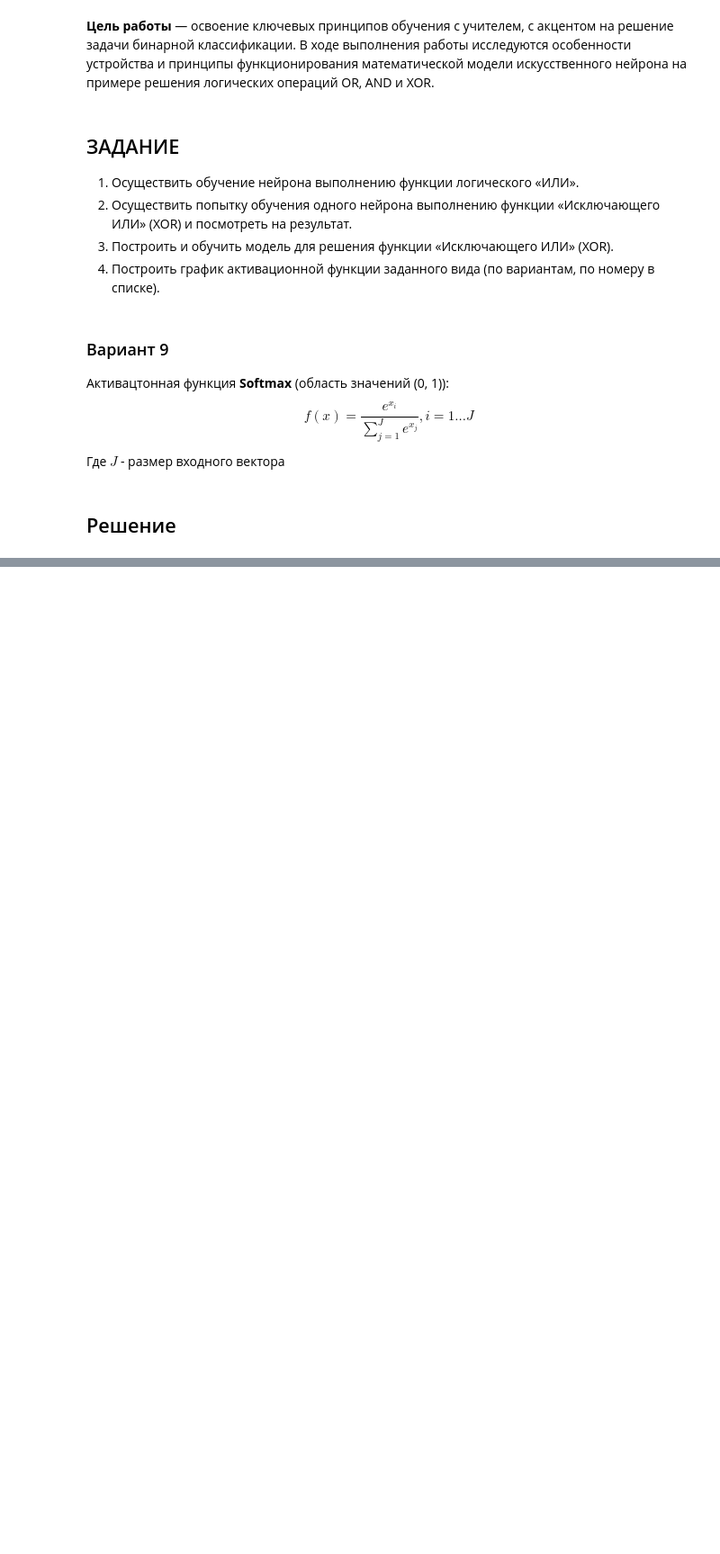
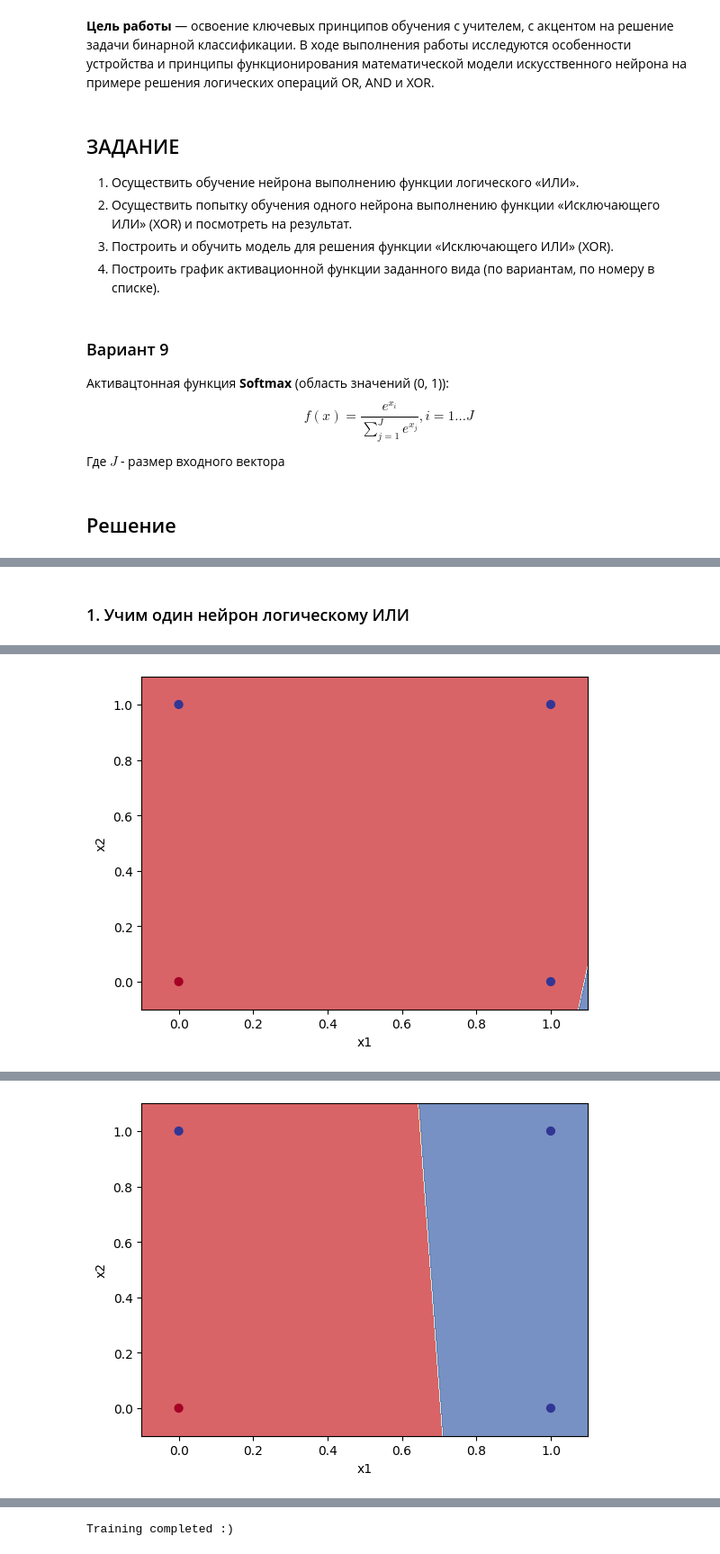
Before and after one commit to vgorbikov/mldlvsu_labs, a Jupyter notebook: Lab_1_perceptron.ipynb, the cells around one changed output, grey strips where cells are left out. Shown at 90% size. Saved outputs shown, nothing was run; the diff lists cells and outputs as text; code cells hidden in the pictures; blank space fills up the shorter version.

```diff
--- a/Lab_1_perceptron.ipynb
+++ b/Lab_1_perceptron.ipynb
@@ -36,0 +62,26 @@ import matplotlib.pyplot as plt
+# %%
+# функция для обучения моделей
+def train(model: nn.Module, x: torch.tensor, y: torch.tensor, epoch: int = 1000, lr: float = 1e-2, visualize: bool = True):
+  model.train() # переключаем модель в режим обучения
+  loss_f = nn.BCELoss() # задаём функцию ошибки
+  optimizer = torch.optim.Adam(model.parameters(), lr=lr) # задаём оптимизатор
+
+  for epoch_no in range(epoch):
+    outputs = model(x)
+    loss = loss_f(outputs, y)
+
+    optimizer.zero_grad()
+    loss.backward()
+    optimizer.step()
+
+    print(f'Epoch: {epoch_no}/{epoch}; Loss: {loss.item()}')
+
+    if epoch_no%10 == 0 and visualize:
+      plot_decision_boundary(model, x, y)
+
+    if torch.round(outputs).eq(y).all():
+        print('Training completed :)')
+        plot_decision_boundary(model, x, y)
+        break
+
+  return model
@@ -36,0 +106,2 @@ import matplotlib.pyplot as plt
+# %% [markdown]
+### 1. Учим один нейрон логическому ИЛИ
@@ -36,0 +119,4 @@ import matplotlib.pyplot as plt
+# %%
+so_so_model = Perceptron(input_size=2)
+so_so_model = train(so_so_model, X, Y_OR)
+# %% [output]
@@ -36,0 +124 @@ import matplotlib.pyplot as plt
+[figure, added]
@@ -36,0 +135 @@ import matplotlib.pyplot as plt
+[figure, added]
@@ -36,0 +158 @@ import matplotlib.pyplot as plt
+Training completed :)
```
Also changed, not shown: parts of 25 cells of this notebook.
